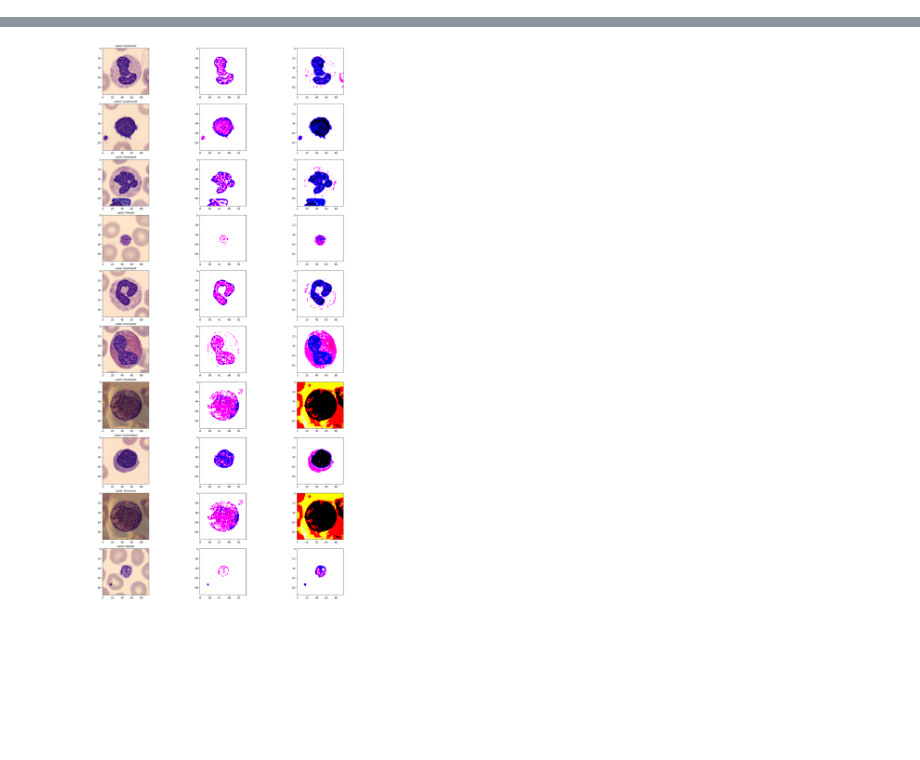
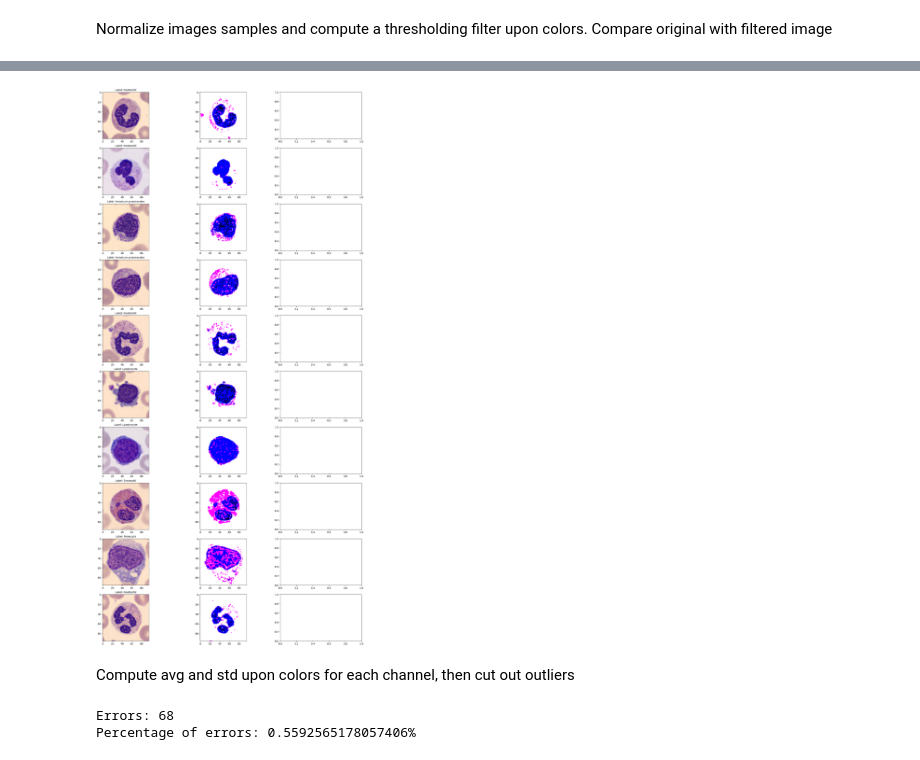
Before and after one commit to tomaz-suller/an2dl, a Jupyter notebook: homework-1/notebooks/chferra.ipynb, the cells around one changed output, grey strips where cells are left out. Drawn from its saved outputs; the diff is of its cells as text; code cells hidden in the pictures; blank space fills up the shorter version.

```diff
--- a/homework-1/notebooks/chferra.ipynb
+++ b/homework-1/notebooks/chferra.ipynb
@@ -31,18 +30,21 @@ print(labels.shape)
+# %% [markdown]
+Normalize images samples and compute a thresholding filter upon colors. Compare original with filtered image
 # %%
 rows, cols = 10, 3
 fig, axes = plt.subplots(rows, cols, figsize=(20,40))
 indexes = random.sample(range(len(samples)), rows*cols)
+avg_colors = []
 
 for i, idx in enumerate(indexes):
     original = samples[idx]
     normalized = original / 255.0
-    threshold1 = normalized // 0.25
-    threshold2 = normalized // 0.5
+    threshold = (normalized >= 0.5).astype(float)
 
     axes[i//cols, 0].imshow(np.squeeze(original), vmin=0., vmax=255.)
     axes[i//cols, 0].set_title(f'Label: {label_values[int(labels[idx])]}', fontsize=10)
 
-    axes[i//cols, 1].imshow(np.squeeze(threshold1), vmin=0., vmax=1.)
-    axes[i//cols, 2].imshow(np.squeeze(threshold2), vmin=0., vmax=1.)
-    #axis('off')
+    axes[i//cols, 1].imshow(np.squeeze(threshold), vmin=0., vmax=1.)
+
+    avg_color = threshold.mean(axis=(0, 1))
+    avg_colors.append(avg_color)
 # %% [output]
@@ -66 +51,31 @@ WARNING:matplotlib.image:Clipping input data to the valid range for imshow with
-[figure, old version]
+[figure, new version]
+# %% [markdown]
+Compute avg and std upon colors for each channel, then cut out outliers
+# %%
+outlier_indices = []
+avg_colors = []
+
+for img in samples:
+  normalized = img / 255.0
+  threshold = (normalized >= 0.5).astype(float)
+  avg_color = threshold.mean()
+  avg_colors.append(avg_color)
+
+avg_colors = np.array(avg_colors)
+
+
+avg_color_means = avg_colors.mean()
+avg_color_stds = avg_colors.std()
+
+
+threshold_upper = avg_color_means + 3 * avg_color_stds
+threshold_lower = avg_color_means - 3 * avg_color_stds
+
+outlier_indices = [i for i, color in enumerate(avg_colors)
+                       if np.any(color > threshold_upper) or np.any(color < threshold_lower)]
+
+print("Errors: " + str(len(outlier_indices)))
+print("Percentage of errors: " + str(len(outlier_indices)/len(samples)*100) + "%")
+# %% [output]
+Errors: 68
+Percentage of errors: 0.5592565178057406%
```
Also changed, not shown: parts of 9 cells of this notebook.
